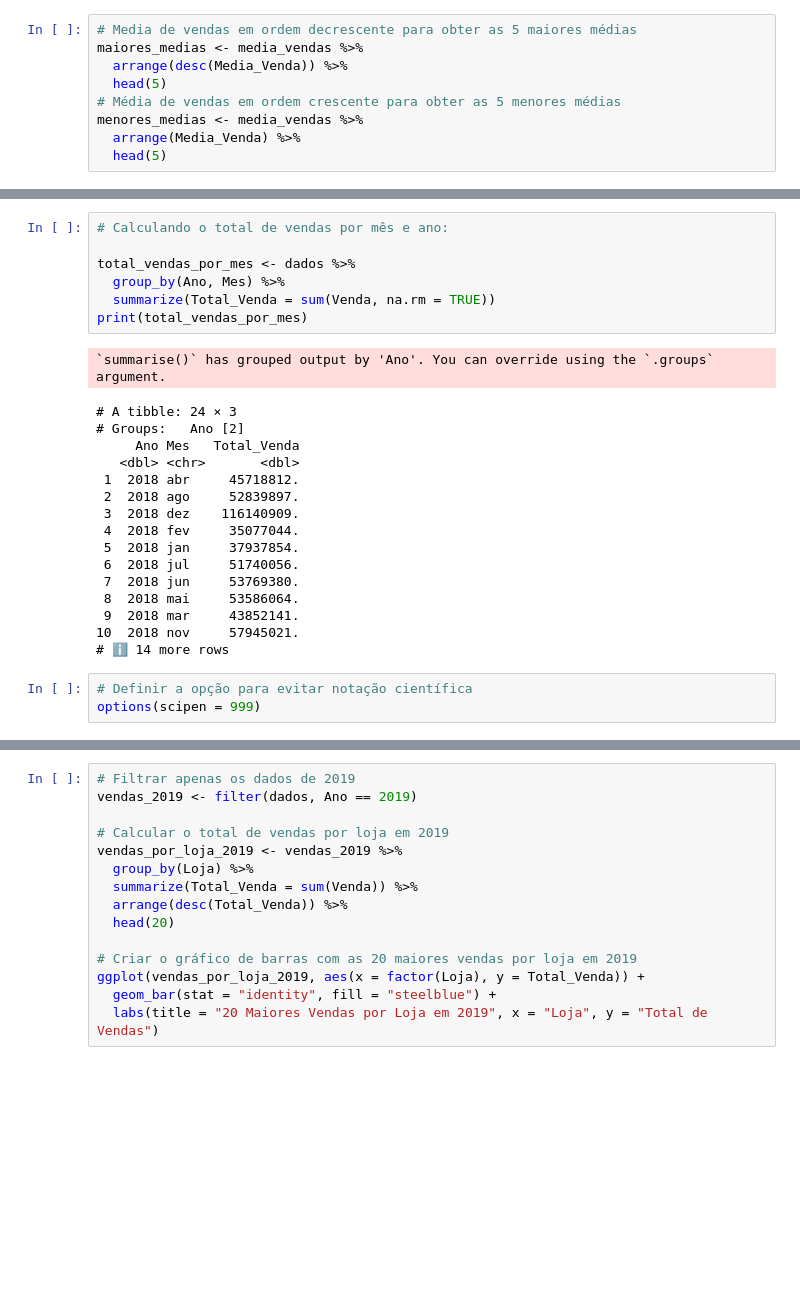
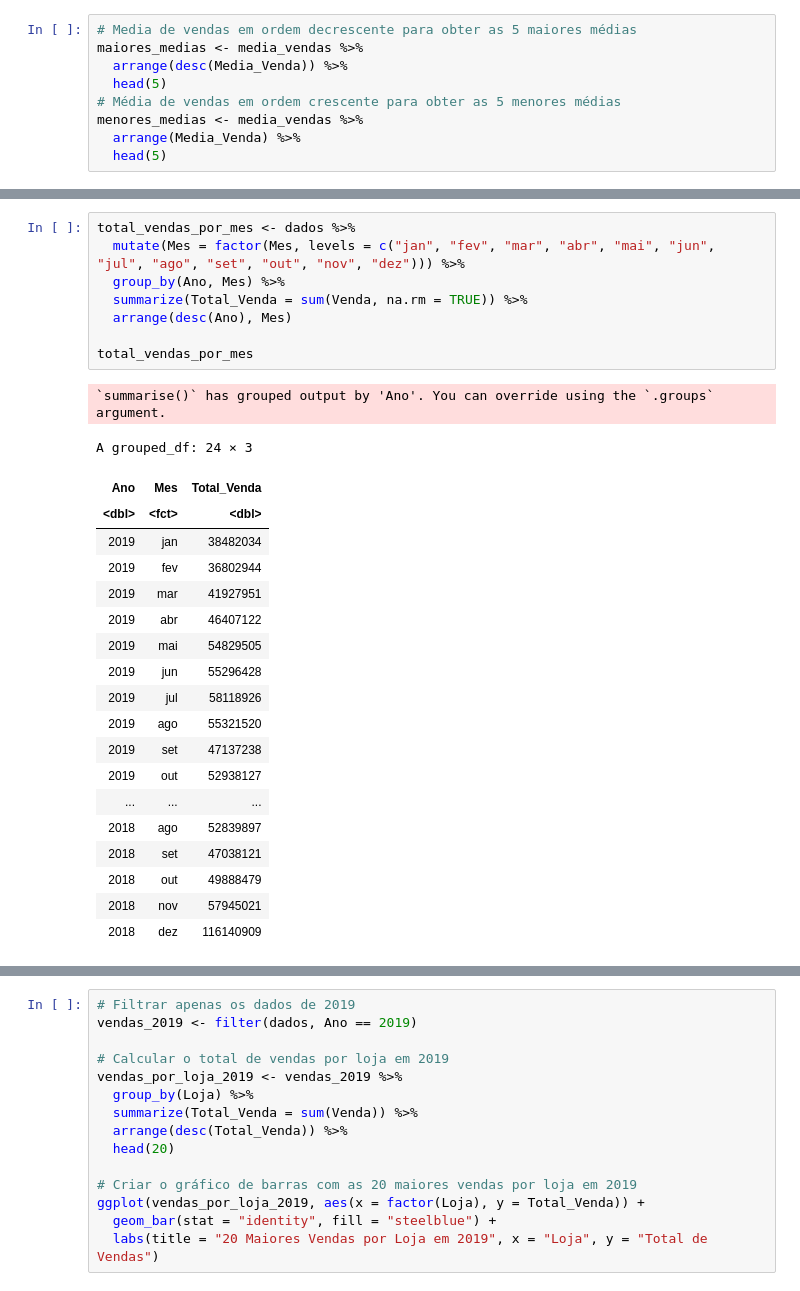
Before and after one commit to Gabrieldiasdeoliveira/Analise_Performance_Loja, a Jupyter notebook: Analise_Performance_Loja_Ecommerce.ipynb, the cells around one changed output, grey strips where cells are left out. Cells and saved outputs as stored; diff of their text form; blank space fills up the shorter version.

```diff
--- a/Analise_Performance_Loja_Ecommerce.ipynb
+++ b/Analise_Performance_Loja_Ecommerce.ipynb
@@ -83,28 +83,30 @@ print(tabela_maiores_e_menores_medias)
-# %%
-# Calculando o total de vendas por mês e ano:
-
-total_vendas_por_mes <- dados %>%
-  group_by(Ano, Mes) %>%
-  summarize(Total_Venda = sum(Venda, na.rm = TRUE))
-print(total_vendas_por_mes)
-# %% [output]
-`summarise()` has grouped output by 'Ano'. You can override using the `.groups`
-argument.
-# A tibble: 24 × 3
-# Groups:   Ano [2]
-     Ano Mes   Total_Venda
-   <dbl> <chr>       <dbl>
- 1  2018 abr     45718812.
- 2  2018 ago     52839897.
- 3  2018 dez    116140909.
- 4  2018 fev     35077044.
- 5  2018 jan     37937854.
- 6  2018 jul     51740056.
- 7  2018 jun     53769380.
- 8  2018 mai     53586064.
- 9  2018 mar     43852141.
-10  2018 nov     57945021.
-# ℹ 14 more rows
-# %%
-# Definir a opção para evitar notação científica
-options(scipen = 999)
+# %%
+total_vendas_por_mes <- dados %>%
+  mutate(Mes = factor(Mes, levels = c("jan", "fev", "mar", "abr", "mai", "jun", "jul", "ago", "set", "out", "nov", "dez"))) %>%
+  group_by(Ano, Mes) %>%
+  summarize(Total_Venda = sum(Venda, na.rm = TRUE)) %>%
+  arrange(desc(Ano), Mes)
+
+total_vendas_por_mes
+# %% [output]
+`summarise()` has grouped output by 'Ano'. You can override using the `.groups`
+argument.
+A grouped_df: 24 × 3
+| Ano | Mes | Total_Venda |
+| <dbl> | <fct> | <dbl> |
+| 2019 | jan | 38482034 |
+| 2019 | fev | 36802944 |
+| 2019 | mar | 41927951 |
+| 2019 | abr | 46407122 |
+| 2019 | mai | 54829505 |
+| 2019 | jun | 55296428 |
+| 2019 | jul | 58118926 |
+| 2019 | ago | 55321520 |
+| 2019 | set | 47137238 |
+| 2019 | out | 52938127 |
+| ... | ... | ... |
+| 2018 | ago | 52839897 |
+| 2018 | set | 47038121 |
+| 2018 | out | 49888479 |
+| 2018 | nov | 57945021 |
+| 2018 | dez | 116140909 |
```
Also changed, not shown: parts of 3 cells of this notebook.
